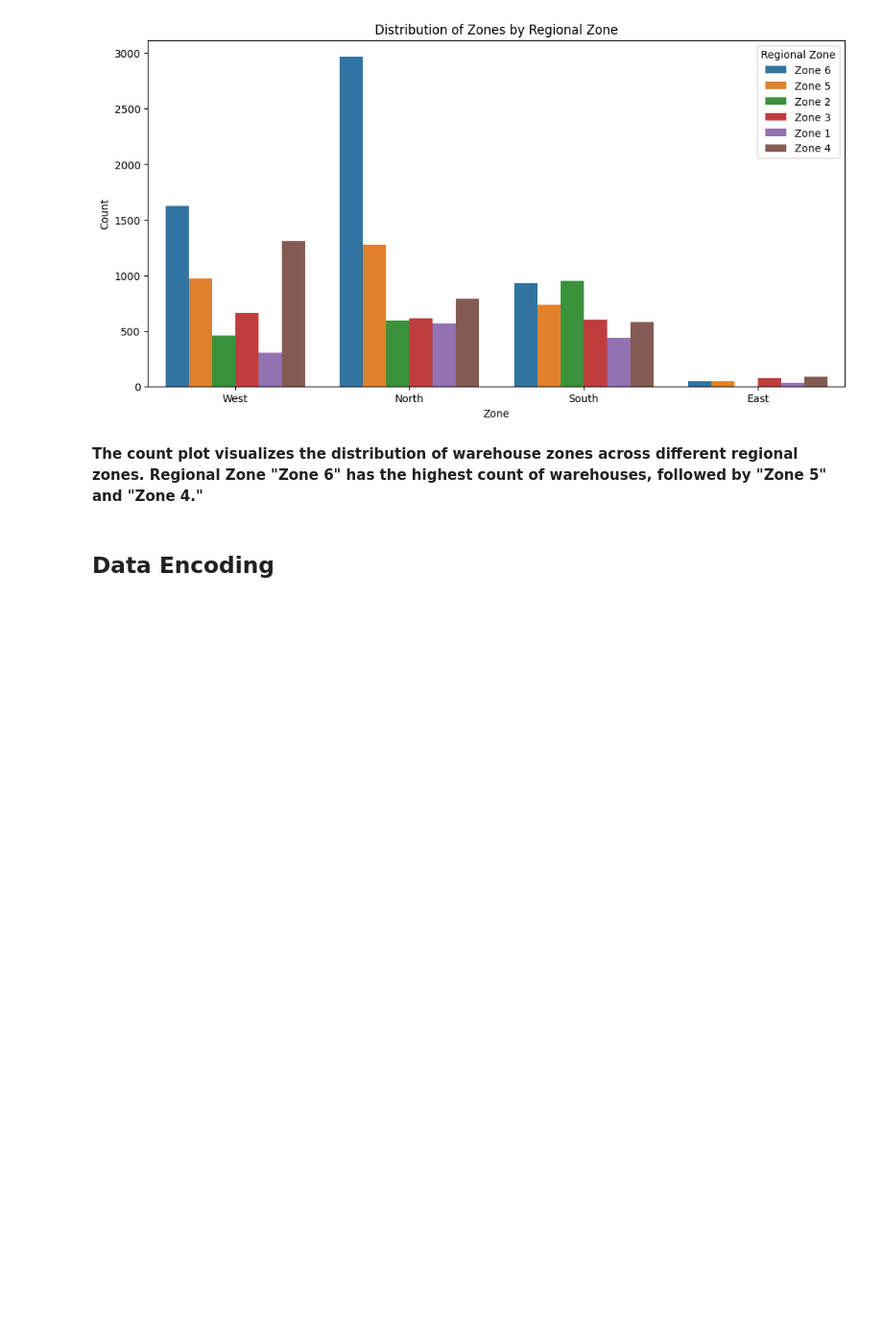
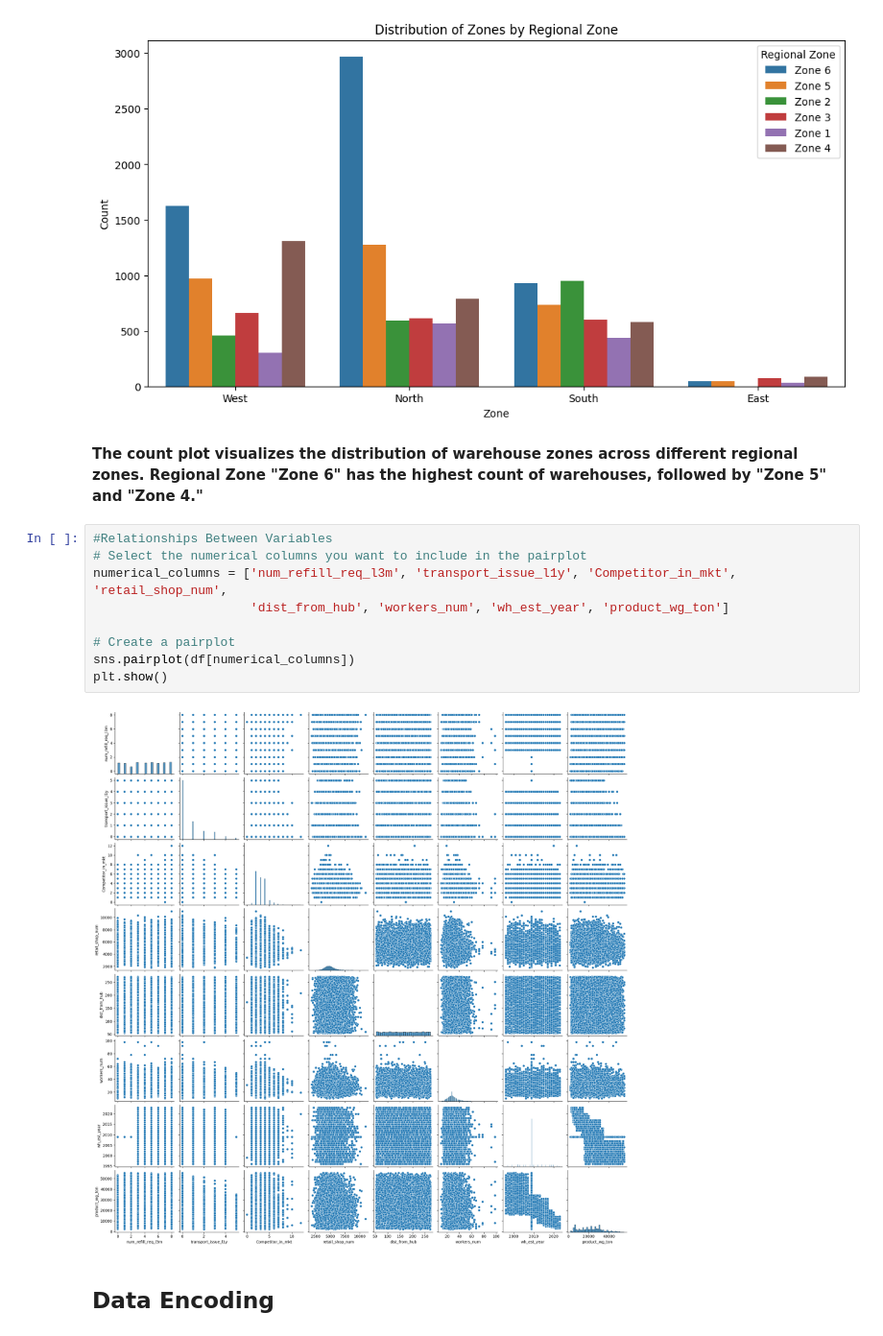
Before and after one commit to Naiseenata/Supply-Chain-Management, a Jupyter notebook: Supply_Chain.ipynb, the cells around one changed output. Shown at 96% size. Drawn from its saved outputs; the diff is of its cells as text; blank space fills up the shorter version.

```diff
--- a/Supply_Chain.ipynb
+++ b/Supply_Chain.ipynb
@@ -429,6 +431,17 @@ plt.show()
 # %% [markdown]
 **The count plot visualizes the distribution of warehouse zones across different regional zones.
 Regional Zone "Zone 6" has the highest count of warehouses, followed by "Zone 5" and "Zone 4."**
+# %%
+#Relationships Between Variables
+# Select the numerical columns you want to include in the pairplot
+numerical_columns = ['num_refill_req_l3m', 'transport_issue_l1y', 'Competitor_in_mkt', 'retail_shop_num',
+                     'dist_from_hub', 'workers_num', 'wh_est_year', 'product_wg_ton']
+
+# Create a pairplot
+sns.pairplot(df[numerical_columns])
+plt.show()
+# %% [output]
+[figure, added]
 # %% [markdown]
 ## Data Encoding
 # %%
```
Also changed, not shown: parts of 13 cells of this notebook.
